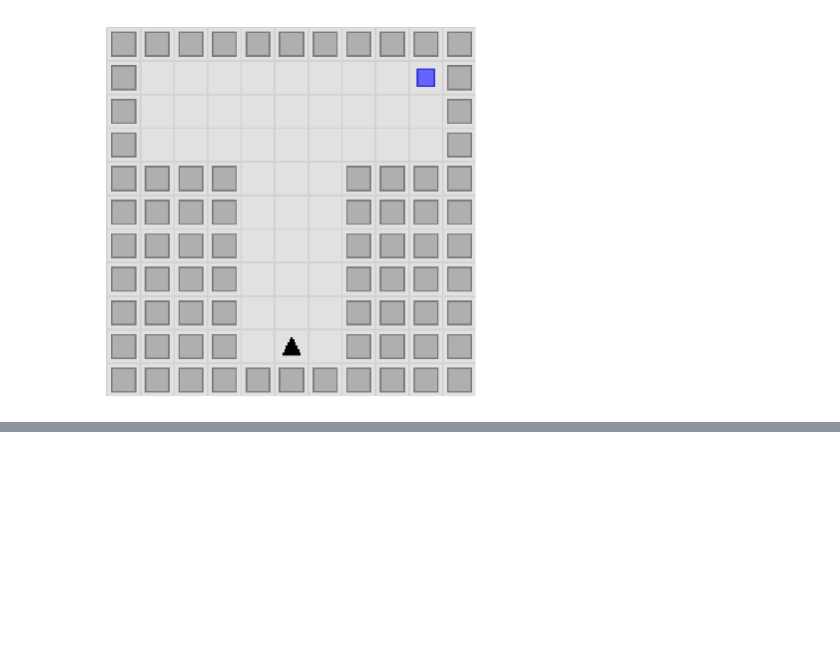
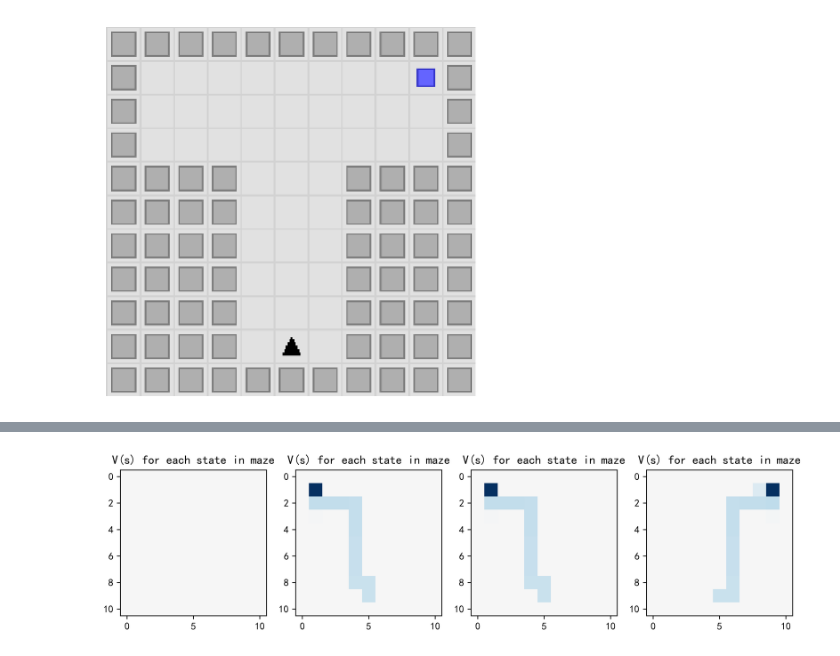
Before and after one commit to wywqzzh/Successor-Representation, a Jupyter notebook: notebook/TDQ-TDSR.ipynb, the cells around one changed output, grey strips where cells are left out. Saved outputs shown, nothing was run; the diff lists cells and outputs as text; code cells hidden in the pictures; blank space fills up the shorter version.

```diff
--- a/notebook/TDQ-TDSR.ipynb
+++ b/notebook/TDQ-TDSR.ipynb
@@ -54,0 +72,19 @@ plt.show()
+# %%
+# agent=agents[0]
+units = [104, 37, 39, 24, 30]
+
+# f, axs = plt.subplots(4, 5, sharey=True, figsize=(15, 20))
+plt.figure(figsize=(20,12),dpi=300)
+for i in range(len(agents)):
+    agent=agents[i]
+    for idx, unit in enumerate(units):
+        num=i*5+idx
+        plt.subplot(4,5,num+1)
+        plt.imshow(
+            np.sqrt(agent.M.mean(0)[unit].reshape(env.grid_size, env.grid_size)),
+            cmap="RdBu",
+            vmin=-1,
+            vmax=1,
+        )
+plt.title("Example units from M(s, s', a)")
+plt.show()
@@ -54,0 +93,11 @@ plt.show()
+# %%
+plt.figure(figsize=(12,3),dpi=300)
+for i in range(len(agents)):
+    plt.subplot(1,4,i+1)
+    agent=agents[i]
+    _ = plt.imshow(
+        agent.Q.mean(0).reshape(env.grid_size, env.grid_size), cmap="RdBu", vmin=-1, vmax=1
+    )
+    _ = plt.title("V(s) for each state in maze")
+# %% [output]
+[figure, added]
```
Also changed, not shown: parts of 4 cells of this notebook.
